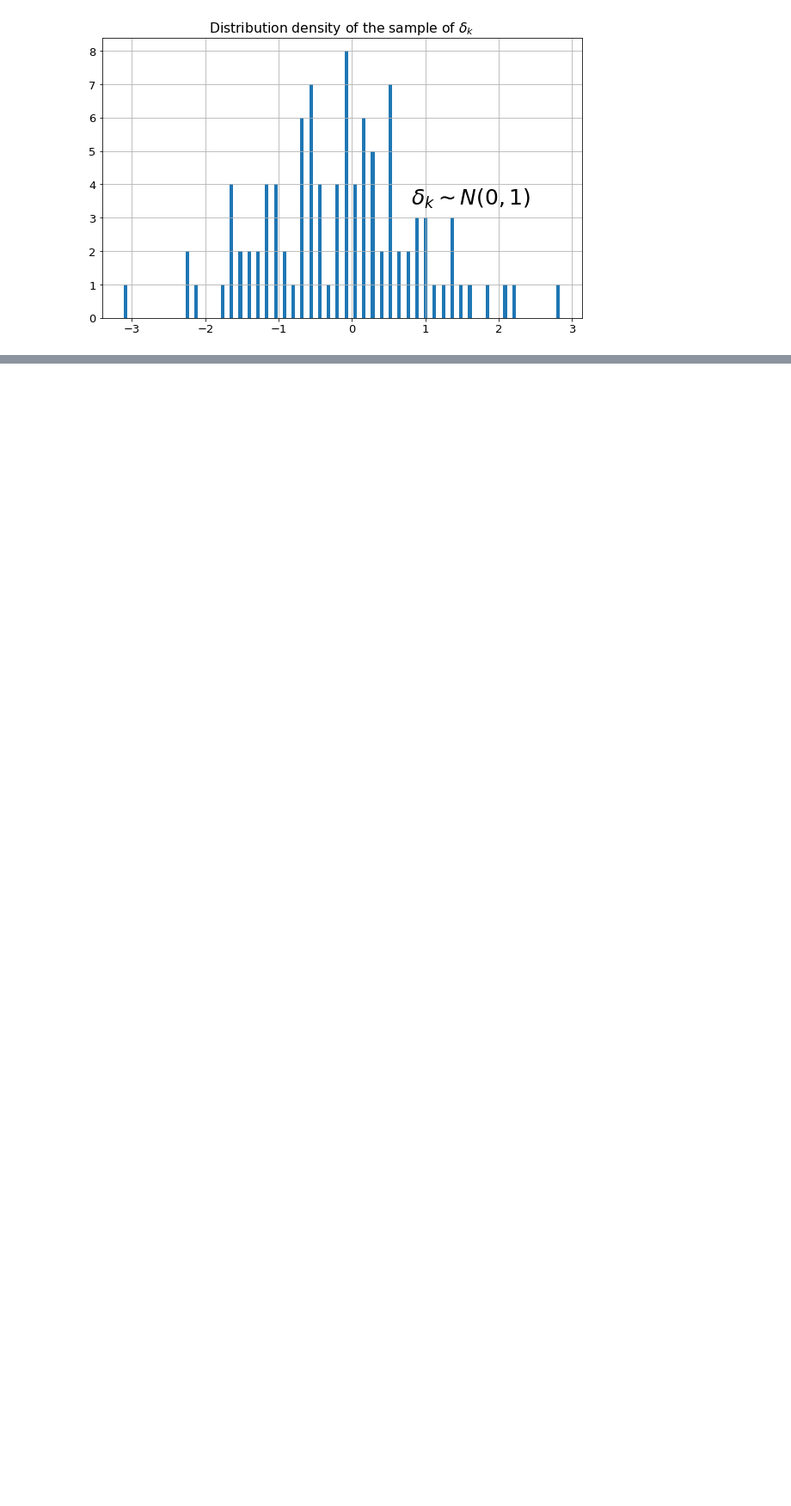
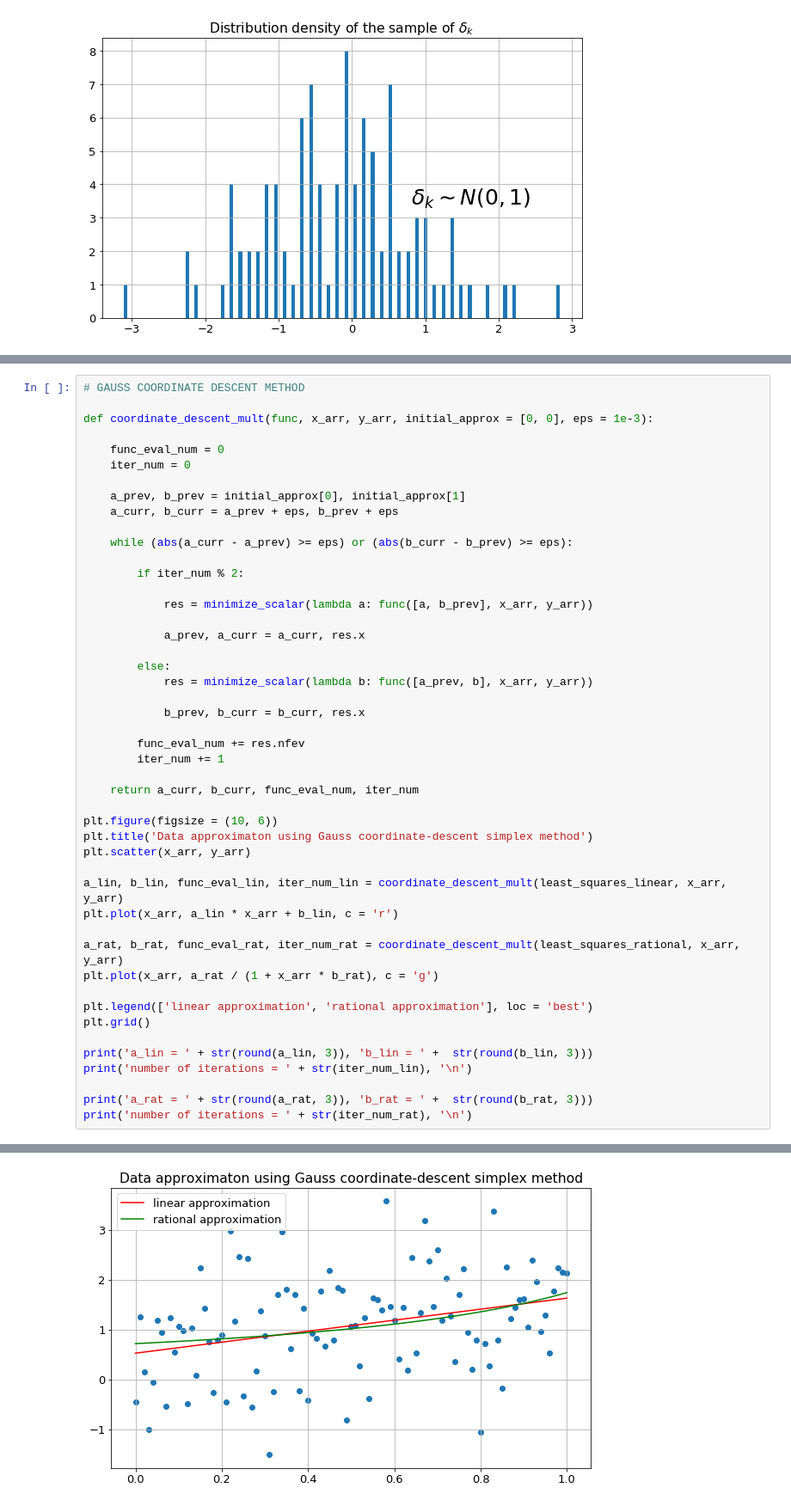
Before and after one commit to belpablo/Algorithms-21, a Jupyter notebook: Lab_2_redo.ipynb, the cells around one changed output, grey strips where cells are left out. Shown: that part at 86% size. Saved outputs shown, nothing was run; the diff lists cells and outputs as text; blank space fills up the shorter version.

```diff
--- a/Lab_2_redo.ipynb
+++ b/Lab_2_redo.ipynb
@@ -412,0 +399,48 @@ a_rat = 0.7 b_rat = 0.1
+# %%
+# GAUSS COORDINATE DESCENT METHOD
+
+def coordinate_descent_mult(func, x_arr, y_arr, initial_approx = [0, 0], eps = 1e-3):
+
+    func_eval_num = 0
+    iter_num = 0
+
+    a_prev, b_prev = initial_approx[0], initial_approx[1]
+    a_curr, b_curr = a_prev + eps, b_prev + eps
+
+    while (abs(a_curr - a_prev) >= eps) or (abs(b_curr - b_prev) >= eps):
+
+        if iter_num % 2:
+
+            res = minimize_scalar(lambda a: func([a, b_prev], x_arr, y_arr))
+
+            a_prev, a_curr = a_curr, res.x
+
+        else:
+            res = minimize_scalar(lambda b: func([a_prev, b], x_arr, y_arr))
+
+            b_prev, b_curr = b_curr, res.x
+
+        func_eval_num += res.nfev
+        iter_num += 1
+
+    return a_curr, b_curr, func_eval_num, iter_num
+
+plt.figure(figsize = (10, 6))
+plt.title('Data approximaton using Gauss coordinate-descent simplex method')
+plt.scatter(x_arr, y_arr)
+
+a_lin, b_lin, func_eval_lin, iter_num_lin = coordinate_descent_mult(least_squares_linear, x_arr, y_arr)
+plt.plot(x_arr, a_lin * x_arr + b_lin, c = 'r')
+
+a_rat, b_rat, func_eval_rat, iter_num_rat = coordinate_descent_mult(least_squares_rational, x_arr, y_arr)
+plt.plot(x_arr, a_rat / (1 + x_arr * b_rat), c = 'g')
+
+plt.legend(['linear approximation', 'rational approximation'], loc = 'best')
+plt.grid()
+
+print('a_lin = ' + str(round(a_lin, 3)), 'b_lin = ' +  str(round(b_lin, 3)))
+print('number of iterations = ' + str(iter_num_lin), '\n')
+
+print('a_rat = ' + str(round(a_rat, 3)), 'b_rat = ' +  str(round(b_rat, 3)))
+print('number of iterations = ' + str(iter_num_rat), '\n')
+# %% [output]
@@ -413 +452,2 @@ a_rat = 0.7 b_rat = 0.1
+[figure, added]
 # %%
```
Also changed, not shown: parts of 8 cells of this notebook.
